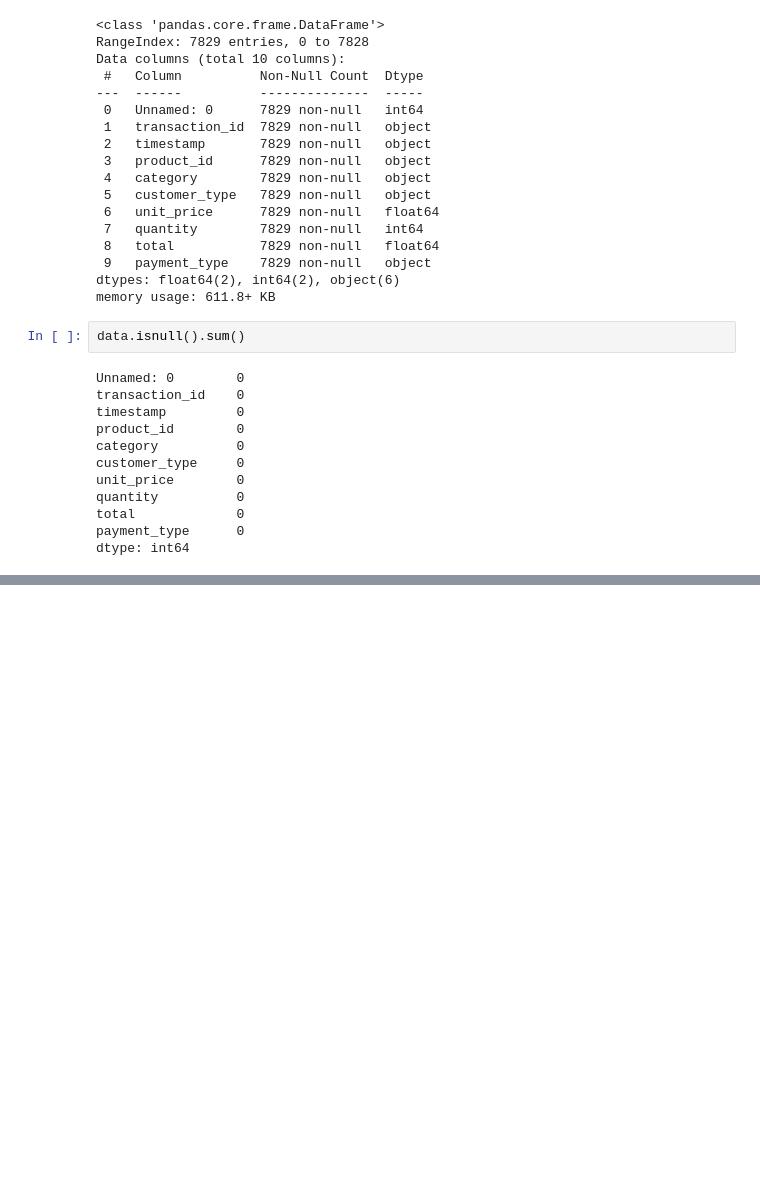
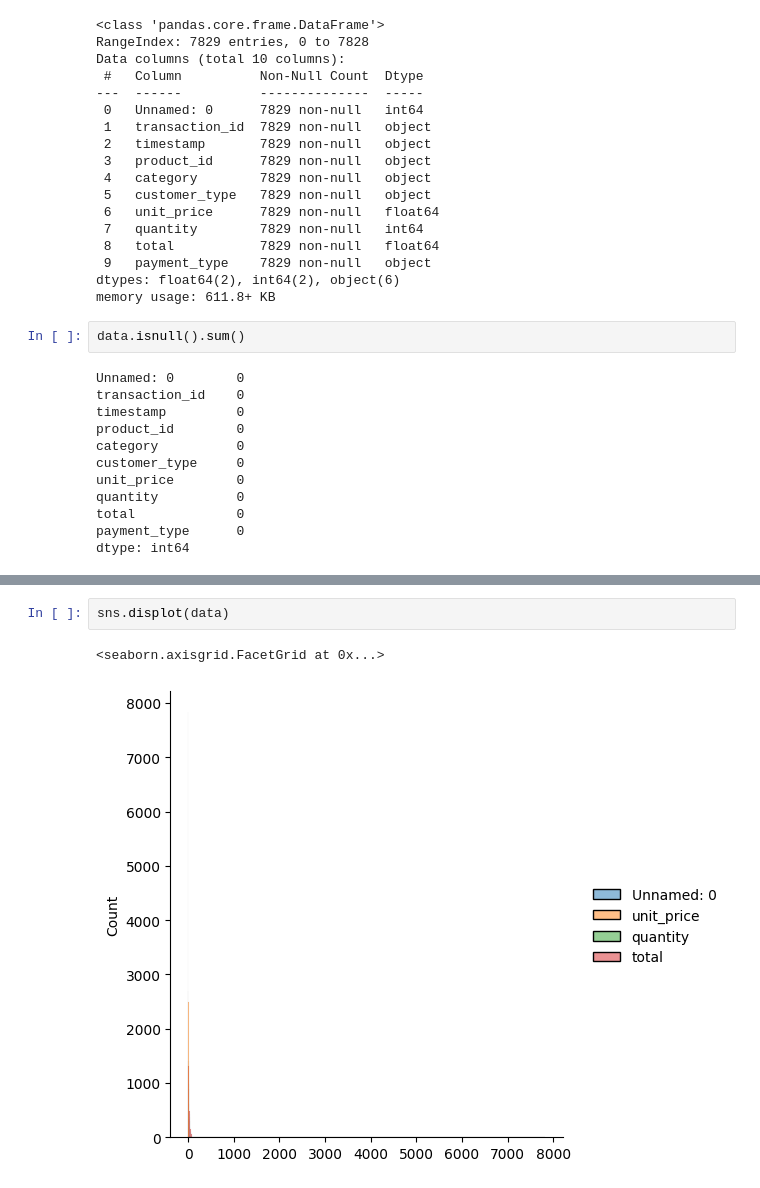
Before and after one commit to sujataprasad01/Cognizant-AI-Program-Project1, a Jupyter notebook: Cognizant_EDA.ipynb, the cells around one changed output, grey strips where cells are left out. Drawn from its saved outputs; the diff is of its cells as text; blank space fills up the shorter version.

```diff
--- a/Cognizant_EDA.ipynb
+++ b/Cognizant_EDA.ipynb
@@ -97,0 +87,5 @@ dtype: int64
+# %%
+sns.displot(data)
+# %% [output]
+<seaborn.axisgrid.FacetGrid at 0x...>
+[figure, added]
```
Also changed, not shown: parts of 21 cells of this notebook.
